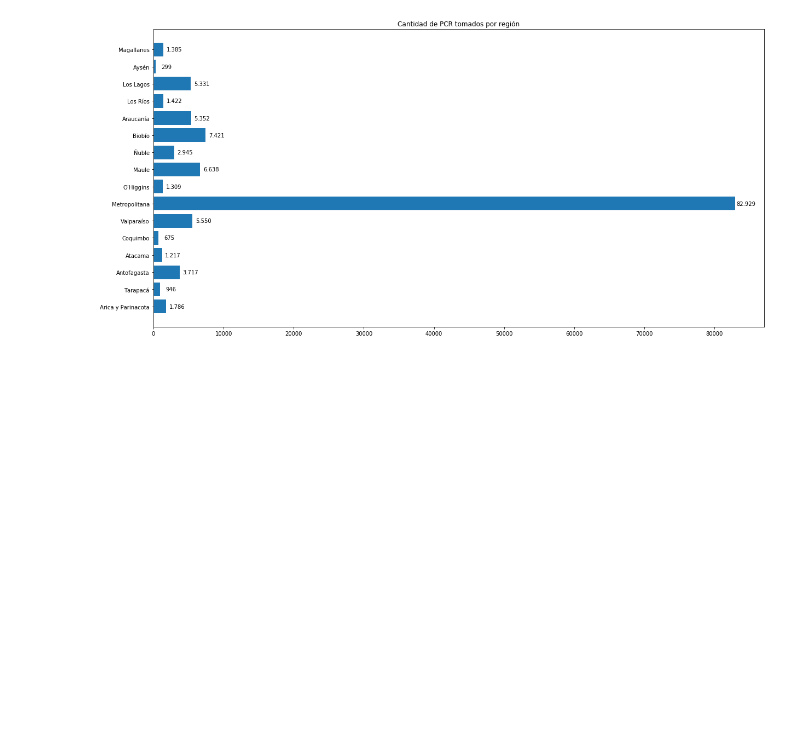
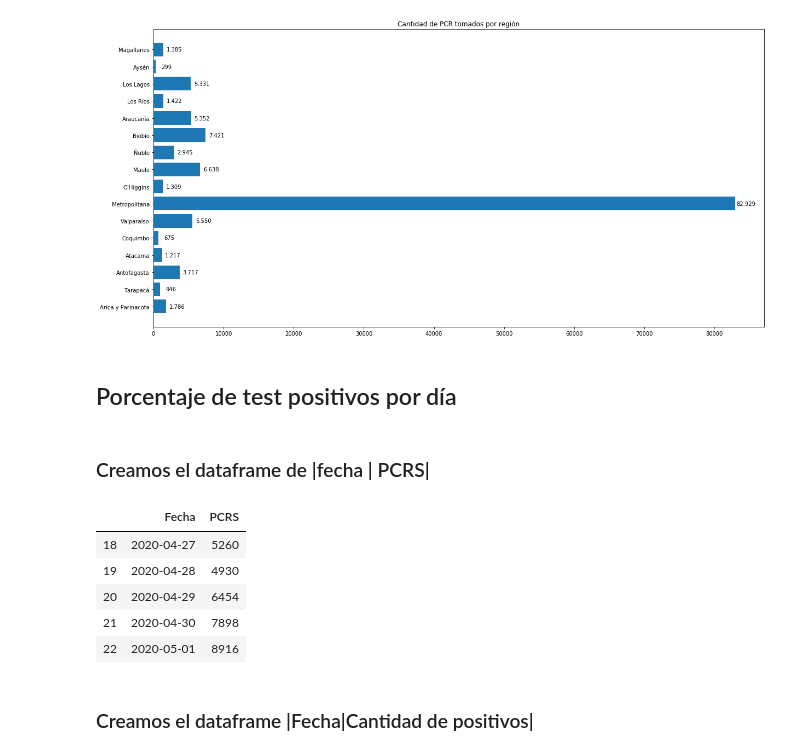
Before and after one commit to patricionicolas/Covid-19-Chile, a Jupyter notebook: PCR.ipynb, the cells around one changed output. Saved outputs shown, nothing was run; the diff lists cells and outputs as text; code cells hidden in the pictures; blank space fills up the shorter version.

```diff
--- a/PCR.ipynb
+++ b/PCR.ipynb
@@ -90,3 +90,25 @@ labelonbars(X, Y)
 plt.show()
 # %% [output]
 [figure]
+# %% [markdown]
+## Porcentaje de test positivos por día
+# %% [markdown]
+### Creamos el dataframe de |fecha | PCRS|
+# %%
+pcr_totales = data[fechas].sum().values.tolist()
+# %%
+df_pcr_totales = pd.DataFrame({
+                                'Fecha': fechas,
+                                'PCRS': pcr_totales
+                                })
+# %%
+df_pcr_totales.tail(5)
+# %% [output]
+|  | Fecha | PCRS |
+| 18 | 2020-04-27 | 5260 |
+| 19 | 2020-04-28 | 4930 |
+| 20 | 2020-04-29 | 6454 |
+| 21 | 2020-04-30 | 7898 |
+| 22 | 2020-05-01 | 8916 |
+# %% [markdown]
+### Creamos el dataframe |Fecha|Cantidad de positivos|
```
Also changed, not shown: parts of 12 cells of this notebook.
